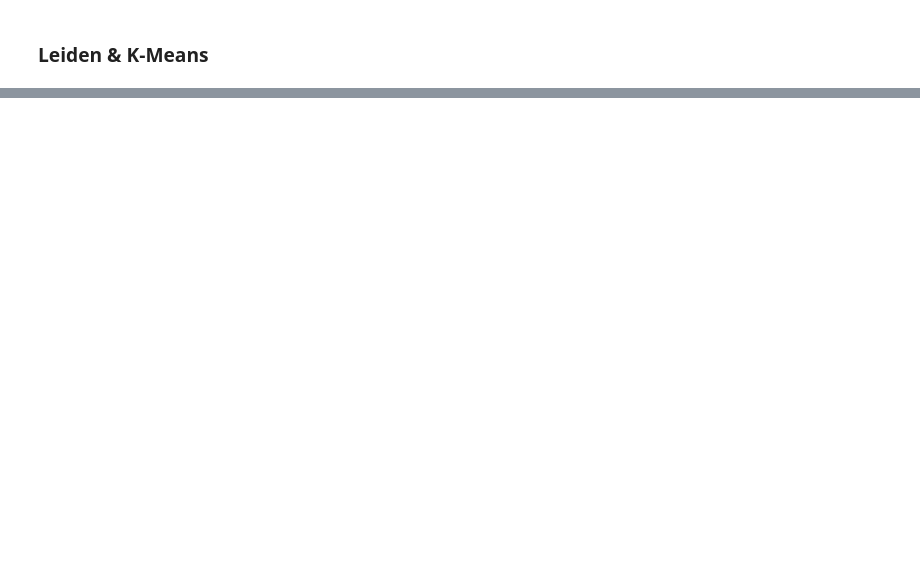
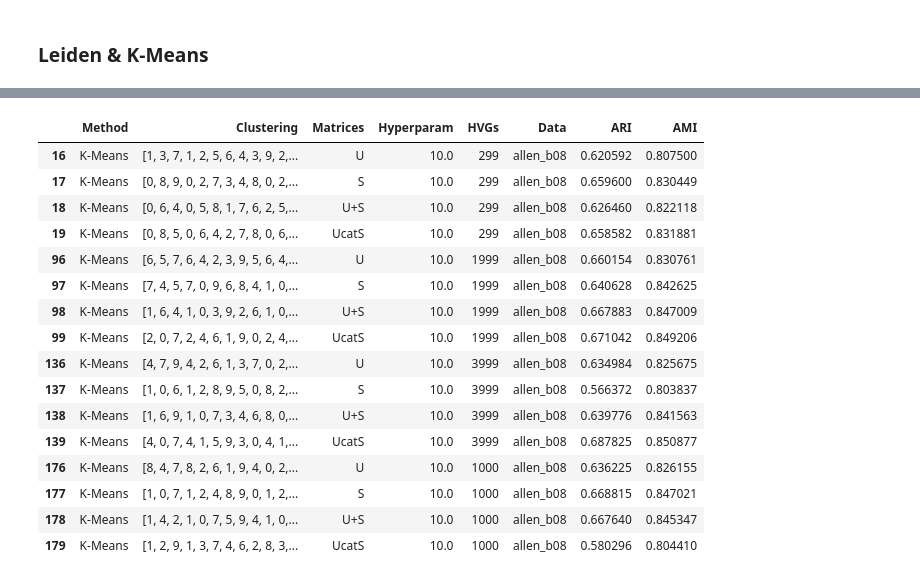
Before and after one commit to tarachari3/perturbCME, a Jupyter notebook: notebooks/20240208_meKMeans_benchmark_meK_Leiden_KMeans.ipynb, the cells around one changed output, grey strips where cells are left out. Saved outputs shown, nothing was run; the diff lists cells and outputs as text; code cells hidden in the pictures; blank space fills up the shorter version.

```diff
--- a/notebooks/20240208_meKMeans_benchmark_meK_Leiden_KMeans.ipynb
+++ b/notebooks/20240208_meKMeans_benchmark_meK_Leiden_KMeans.ipynb
@@ -375,0 +580,3 @@ LK_res.head()
+# %%
+unpickled_df_LK = pd.read_pickle("./fits/LeidKMeansruns_0209/LK_res.pkl")
+unpickled_df_LK
@@ -375,0 +597,20 @@ LK_res.head()
+# %%
+unpickled_df_LK[unpickled_df_LK.Method.isin(['K-Means']) & unpickled_df_LK.Data.isin(['allen_b08'])]
+# %% [output]
+|  | Method | Clustering | Matrices | Hyperparam | HVGs | Data | ARI | AMI |
+| 16 | K-Means | [1, 3, 7, 1, 2, 5, 6, 4, 3, 9, 2,... | U | 10.0 | 299 | allen_b08 | 0.620592 | 0.807500 |
+| 17 | K-Means | [0, 8, 9, 0, 2, 7, 3, 4, 8, 0, 2,... | S | 10.0 | 299 | allen_b08 | 0.659600 | 0.830449 |
+| 18 | K-Means | [0, 6, 4, 0, 5, 8, 1, 7, 6, 2, 5,... | U+S | 10.0 | 299 | allen_b08 | 0.626460 | 0.822118 |
+| 19 | K-Means | [0, 8, 5, 0, 6, 4, 2, 7, 8, 0, 6,... | UcatS | 10.0 | 299 | allen_b08 | 0.658582 | 0.831881 |
+| 96 | K-Means | [6, 5, 7, 6, 4, 2, 3, 9, 5, 6, 4,... | U | 10.0 | 1999 | allen_b08 | 0.660154 | 0.830761 |
+| 97 | K-Means | [7, 4, 5, 7, 0, 9, 6, 8, 4, 1, 0,... | S | 10.0 | 1999 | allen_b08 | 0.640628 | 0.842625 |
+| 98 | K-Means | [1, 6, 4, 1, 0, 3, 9, 2, 6, 1, 0,... | U+S | 10.0 | 1999 | allen_b08 | 0.667883 | 0.847009 |
+| 99 | K-Means | [2, 0, 7, 2, 4, 6, 1, 9, 0, 2, 4,... | UcatS | 10.0 | 1999 | allen_b08 | 0.671042 | 0.849206 |
+| 136 | K-Means | [4, 7, 9, 4, 2, 6, 1, 3, 7, 0, 2,... | U | 10.0 | 3999 | allen_b08 | 0.634984 | 0.825675 |
+| 137 | K-Means | [1, 0, 6, 1, 2, 8, 9, 5, 0, 8, 2,... | S | 10.0 | 3999 | allen_b08 | 0.566372 | 0.803837 |
+| 138 | K-Means | [1, 6, 9, 1, 0, 7, 3, 4, 6, 8, 0,... | U+S | 10.0 | 3999 | allen_b08 | 0.639776 | 0.841563 |
+| 139 | K-Means | [4, 0, 7, 4, 1, 5, 9, 3, 0, 4, 1,... | UcatS | 10.0 | 3999 | allen_b08 | 0.687825 | 0.850877 |
+| 176 | K-Means | [8, 4, 7, 8, 2, 6, 1, 9, 4, 0, 2,... | U | 10.0 | 1000 | allen_b08 | 0.636225 | 0.826155 |
+| 177 | K-Means | [1, 0, 7, 1, 2, 4, 8, 9, 0, 1, 2,... | S | 10.0 | 1000 | allen_b08 | 0.668815 | 0.847021 |
+| 178 | K-Means | [1, 4, 2, 1, 0, 7, 5, 9, 4, 1, 0,... | U+S | 10.0 | 1000 | allen_b08 | 0.667640 | 0.845347 |
+| 179 | K-Means | [1, 2, 9, 1, 3, 7, 4, 6, 2, 8, 3,... | UcatS | 10.0 | 1000 | allen_b08 | 0.580296 | 0.804410 |
```
Also changed, not shown: parts of 13 cells of this notebook, 3 other files.
